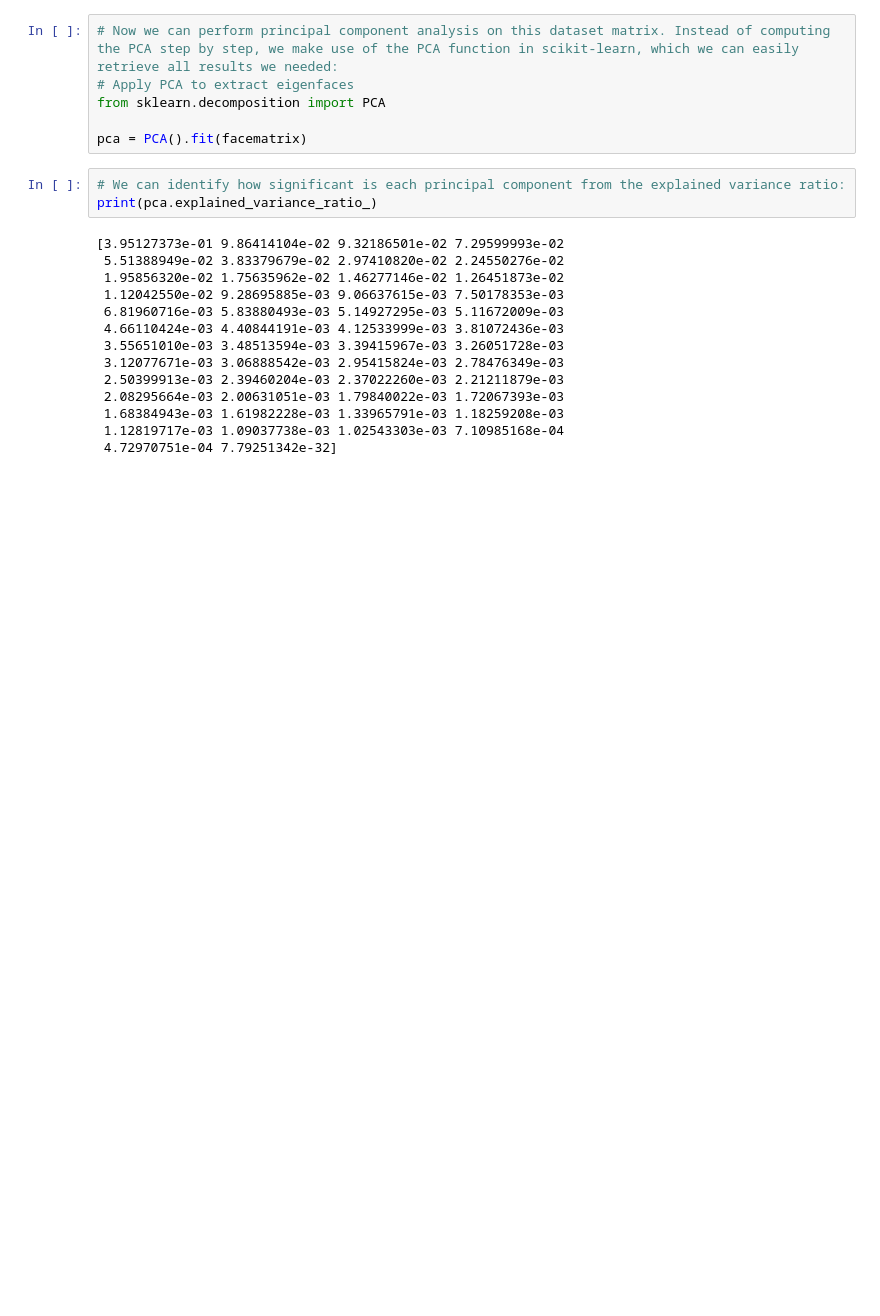
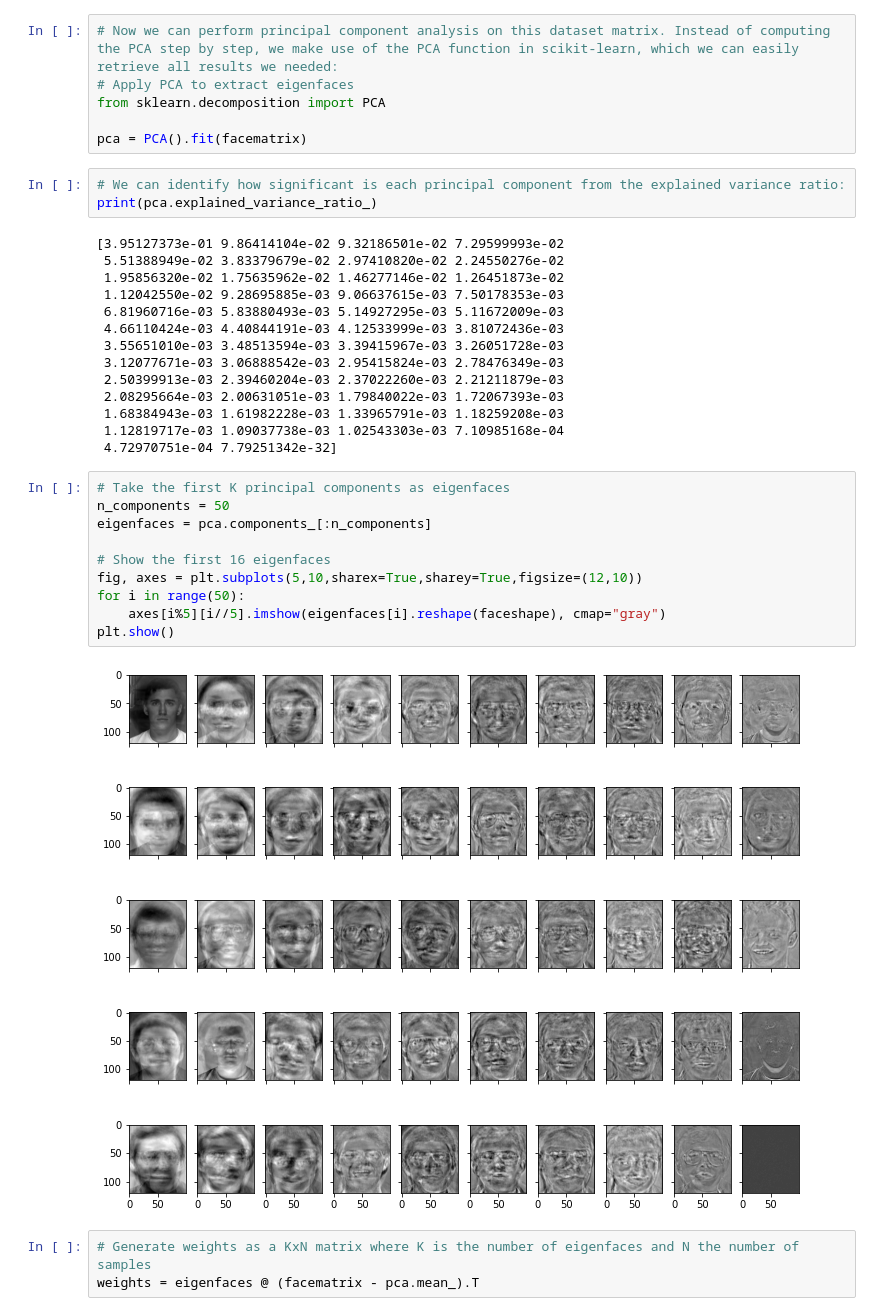
Before and after one commit to oktvindh/face-recognition, a Jupyter notebook: test.ipynb, the cells around one changed output. Cells and saved outputs as stored; diff of their text form; blank space fills up the shorter version.

Commit message:
eigenfaces

```diff
--- a/test.ipynb
+++ b/test.ipynb
@@ -81,3 +81,18 @@ print(pca.explained_variance_ratio_)
  1.68384943e-03 1.61982228e-03 1.33965791e-03 1.18259208e-03
  1.12819717e-03 1.09037738e-03 1.02543303e-03 7.10985168e-04
  4.72970751e-04 7.79251342e-32]
+# %%
+# Take the first K principal components as eigenfaces
+n_components = 50
+eigenfaces = pca.components_[:n_components]
+
+# Show the first 16 eigenfaces
+fig, axes = plt.subplots(5,10,sharex=True,sharey=True,figsize=(12,10))
+for i in range(50):
+    axes[i%5][i//5].imshow(eigenfaces[i].reshape(faceshape), cmap="gray")
+plt.show()
+# %% [output]
+[figure, added]
+# %%
+# Generate weights as a KxN matrix where K is the number of eigenfaces and N the number of samples
+weights = eigenfaces @ (facematrix - pca.mean_).T
```
Also changed, not shown: parts of 2 cells of this notebook.
